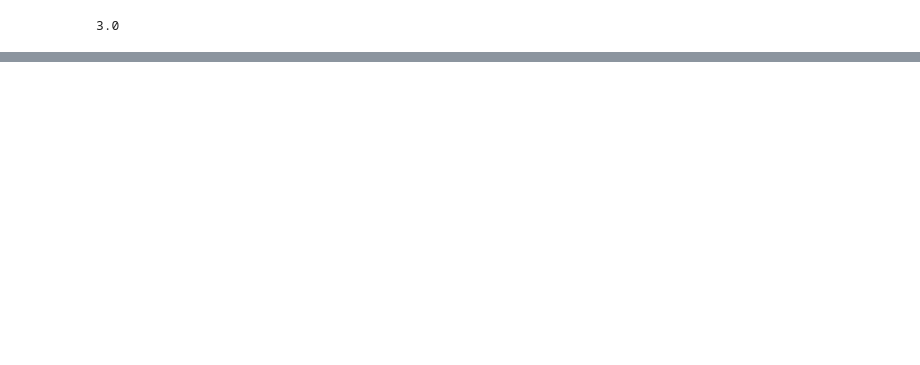
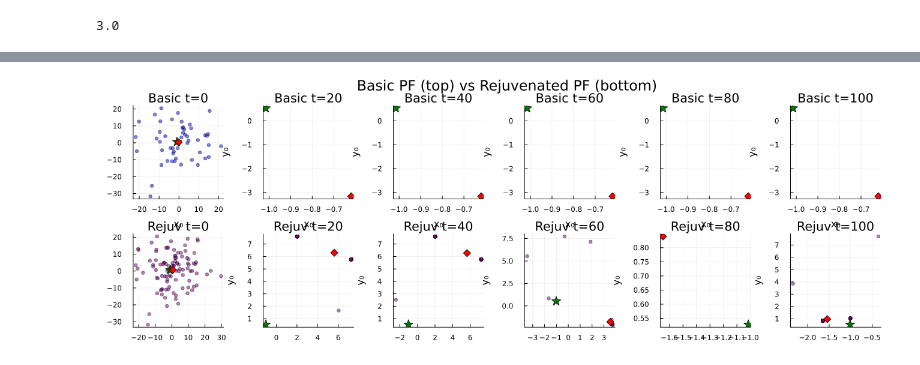
Before and after one commit to squarerootminusone/pmi, a Jupyter notebook: paul/localization.ipynb, the cells around one changed output, grey strips where cells are left out. Saved outputs shown, nothing was run; the diff lists cells and outputs as text; code cells hidden in the pictures; blank space fills up the shorter version.

```diff
--- a/paul/localization.ipynb
+++ b/paul/localization.ipynb
@@ -155,0 +440,73 @@ display(p)
+# %%
+# Compare: Rejuvenated PF evolution
+function particle_filter_rejuv_with_history(observations, observations_theta, dt, controls, T, n_particles;
+                                            sigma_v, sigma_omega, sigma_obs, sigma_theta,
+                                            ess_thresh=0.5, save_every=10,
+                                            rejuv_pose_steps=3, rejuv_noise_steps=1, rejuv_noise_window=25)
+    obs_choices = Vector{DynamicChoiceMap}(undef, T + 1)
+    obs_choices[1] = choicemap((:obs, 0) => observations[1], (:obs_theta, 0) => observations_theta[1])
+    for t in 1:T
+        obs_choices[t + 1] = choicemap((:obs, t) => observations[t + 1], (:obs_theta, t) => observations_theta[t + 1])
+    end
+
+    state = pf_initialize(
+        robot_localization_model,
+        (dt, controls, 0, sigma_v, sigma_omega, sigma_obs, sigma_theta),
+        obs_choices[1],
+        n_particles
+    )
+
+    diffs = (NoChange(), NoChange(), UnknownChange(), NoChange(), NoChange(), NoChange(), NoChange())
+    history = [(0, [tr[:x0] for tr in state.traces], [tr[:y0] for tr in state.traces])]
+
+    for t in 1:T
+        if effective_sample_size(state) < ess_thresh * n_particles
+            pf_resample!(state, :residual)
+            # MCMC rejuvenation to restore diversity
+            for _ in 1:rejuv_pose_steps
+                pf_rejuvenate!(state, mh, (pose_sel,))
+            end
+            if rejuv_noise_steps > 0 && rejuv_noise_window > 0
+                t0 = max(1, t - rejuv_noise_window + 1)
+                ns = noise_sel(t0:t)
+                for _ in 1:rejuv_noise_steps
+                    pf_rejuvenate!(state, mh, (ns,))
+                end
+            end
+        end
+
+        pf_update!(state, (dt, controls, t, sigma_v, sigma_omega, sigma_obs, sigma_theta), diffs, obs_choices[t + 1])
+
+        if t % save_every == 0
+            push!(history, (t, [tr[:x0] for tr in state.traces], [tr[:y0] for tr in state.traces]))
+        end
+    end
+    return state, history
+end
+
+Random.seed!(420)
+_, pf_rejuv_history = particle_filter_rejuv_with_history(observations, observations_theta, dt, controls, T, 100;
+    sigma_v=sigma_v, sigma_omega=sigma_omega, sigma_obs=sigma_obs, sigma_theta=sigma_theta, save_every=T÷5)
+
+# Side-by-side comparison
+n_snapshots = min(length(pf_history), length(pf_rejuv_history))
+p = plot(layout=(2, n_snapshots), size=(220*n_snapshots, 450))
+
+for (i, (t, xs, ys)) in enumerate(pf_history[1:n_snapshots])
+    scatter!(p[1,i], xs, ys, alpha=0.5, markersize=3, label="", color=:blue,
+             xlabel="x₀", ylabel="y₀", title="Basic t=$t")
+    scatter!(p[1,i], [x0_true], [y0_true], markersize=8, color=:green, markershape=:star5, label="")
+    scatter!(p[1,i], [mean(xs)], [mean(ys)], markersize=6, color=:red, markershape=:diamond, label="")
+end
+
+for (i, (t, xs, ys)) in enumerate(pf_rejuv_history[1:n_snapshots])
+    scatter!(p[2,i], xs, ys, alpha=0.5, markersize=3, label="", color=:purple,
+             xlabel="x₀", ylabel="y₀", title="Rejuv t=$t")
+    scatter!(p[2,i], [x0_true], [y0_true], markersize=8, color=:green, markershape=:star5, label="")
+    scatter!(p[2,i], [mean(xs)], [mean(ys)], markersize=6, color=:red, markershape=:diamond, label="")
+end
+
+plot!(p, plot_title="Basic PF (top) vs Rejuvenated PF (bottom)")
+display(p)
+# %% [output]
+[figure, added]
```
Also changed, not shown: parts of 24 cells of this notebook, 3 other files.
